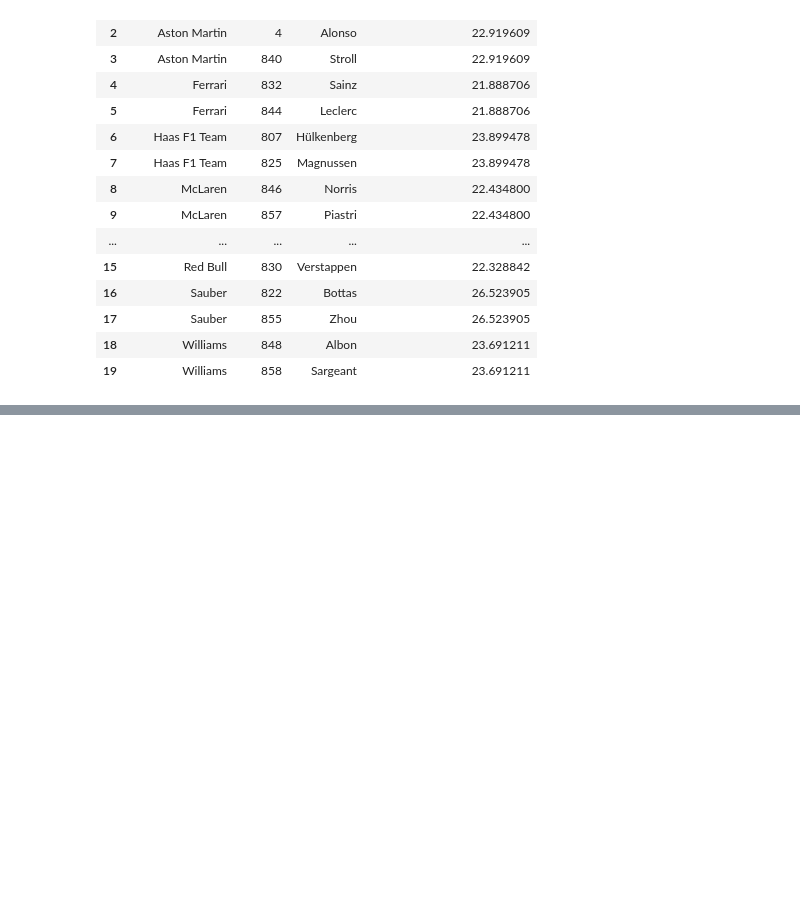
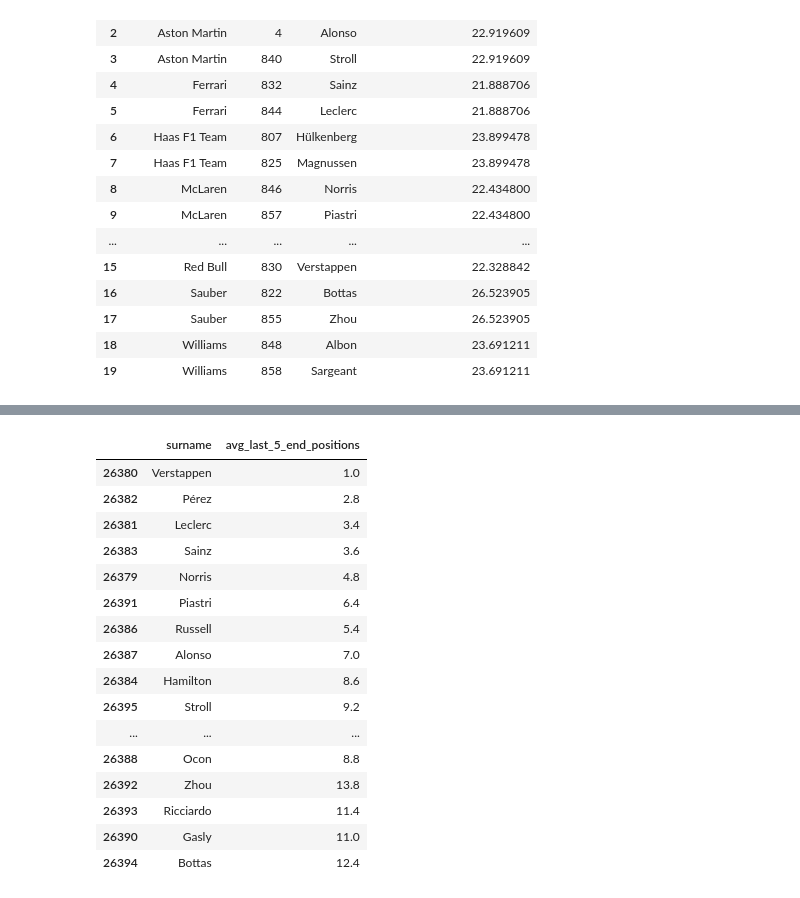
Before and after one commit to Maac111/F1-prediction, a Jupyter notebook: F1_model_LR.ipynb, the cells around one changed output, grey strips where cells are left out. Saved outputs shown, nothing was run; the diff lists cells and outputs as text; code cells hidden in the pictures; blank space fills up the shorter version.

```diff
--- a/F1_model_LR.ipynb
+++ b/F1_model_LR.ipynb
@@ -316,2 +346,2 @@ Dokładność modelu: 0.81
 # %%
-merged_df
+avg_last_5 = merged_df.loc[(merged_df['year']==2024)&(merged_df['raceId']==1126)].sort_values(by='driver_ranking_before_race')
@@ -365,3 +381,23 @@ new_df.head()
+# %%
+avg_last_5[['surname','avg_last_5_end_positions']]
+# %% [output]
+|  | surname | avg_last_5_end_positions |
+| 26380 | Verstappen | 1.0 |
+| 26382 | Pérez | 2.8 |
+| 26381 | Leclerc | 3.4 |
+| 26383 | Sainz | 3.6 |
+| 26379 | Norris | 4.8 |
+| 26391 | Piastri | 6.4 |
+| 26386 | Russell | 5.4 |
+| 26387 | Alonso | 7.0 |
+| 26384 | Hamilton | 8.6 |
+| 26395 | Stroll | 9.2 |
+| ... | ... | ... |
+| 26388 | Ocon | 8.8 |
+| 26392 | Zhou | 13.8 |
+| 26393 | Ricciardo | 11.4 |
+| 26390 | Gasly | 11.0 |
+| 26394 | Bottas | 12.4 |
 # %%
 # Stworzenie zbioru danych dla każdego kierowcy ze zmiennymi avg_season_pit_stop_duration, start_position, driver_ranking, constructor_ranking
 
```
Also changed, not shown: parts of 10 cells of this notebook.
